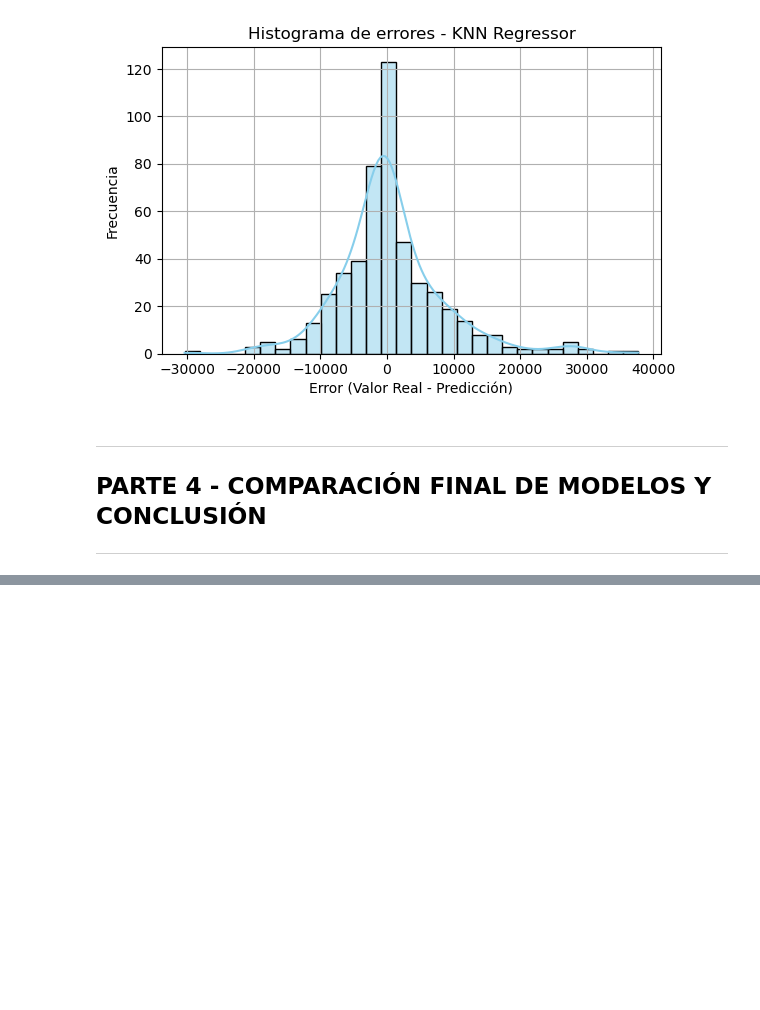
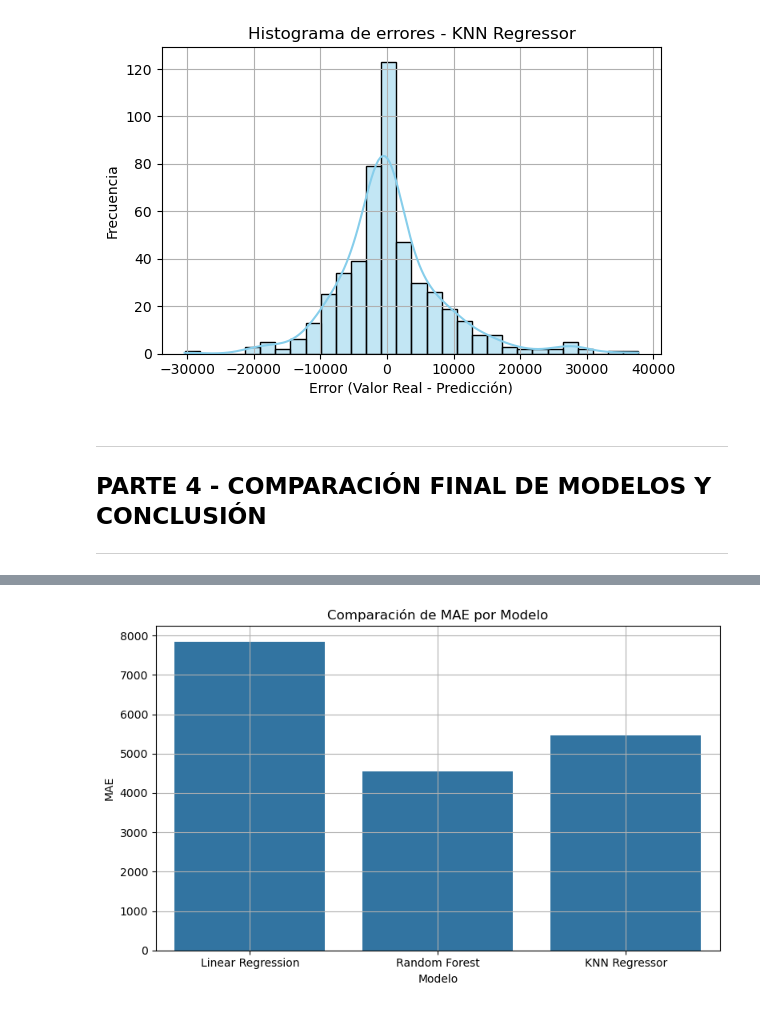
Before and after one commit to J-SALGADOM/IIA_Proyecto, a Jupyter notebook: IIA_Proyecto_Codigo.ipynb, the cells around one changed output, grey strips where cells are left out. Cells and saved outputs as stored; diff of their text form; code cells hidden in the pictures; blank space fills up the shorter version.

```diff
--- a/IIA_Proyecto_Codigo.ipynb
+++ b/IIA_Proyecto_Codigo.ipynb
@@ -322,0 +348,15 @@ for nombre, errores in errores_modelos.items():
+# %%
+#CREAMOS UN GRAFICO COMPARATIVO DE LOS MODELOS EN LA METRICA MAE.
+
+df_resultados['MAE'] = pd.to_numeric(df_resultados['MAE'], errors='coerce')
+
+plt.figure(figsize=(8, 5))
+sns.barplot(x='Modelo', y='MAE', data=df_resultados)
+plt.title('Comparación de MAE por Modelo')
+plt.ylabel('MAE')
+plt.xlabel('Modelo')
+plt.grid(True)
+plt.tight_layout()
+plt.show()
+# %% [output]
+[figure, added]
```
Also changed, not shown: parts of 4 cells of this notebook.
